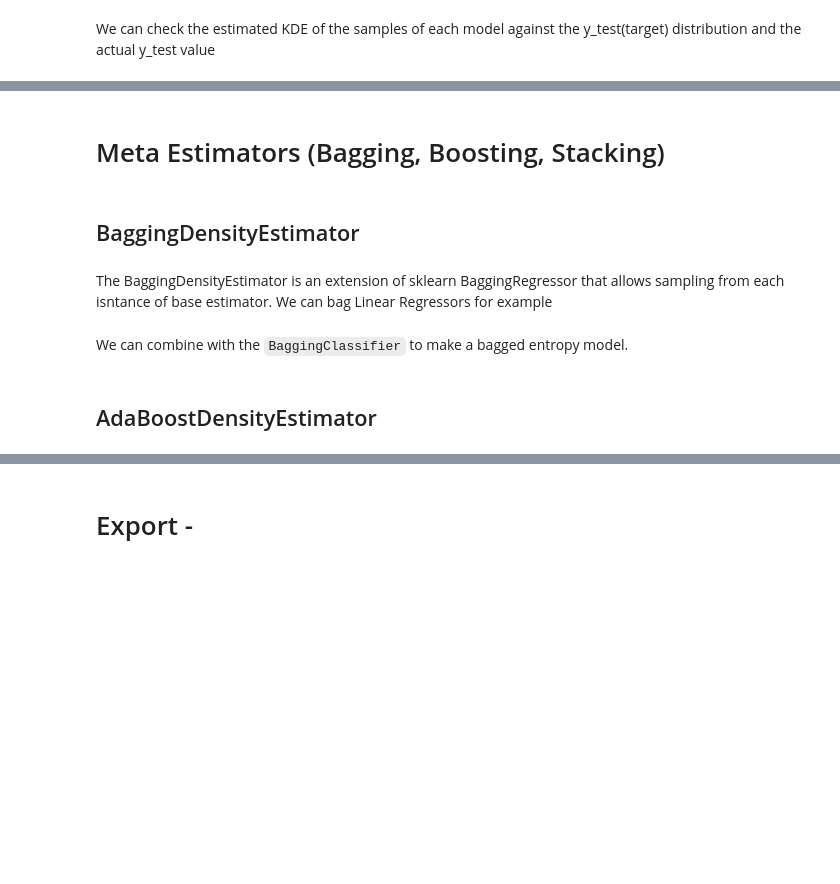
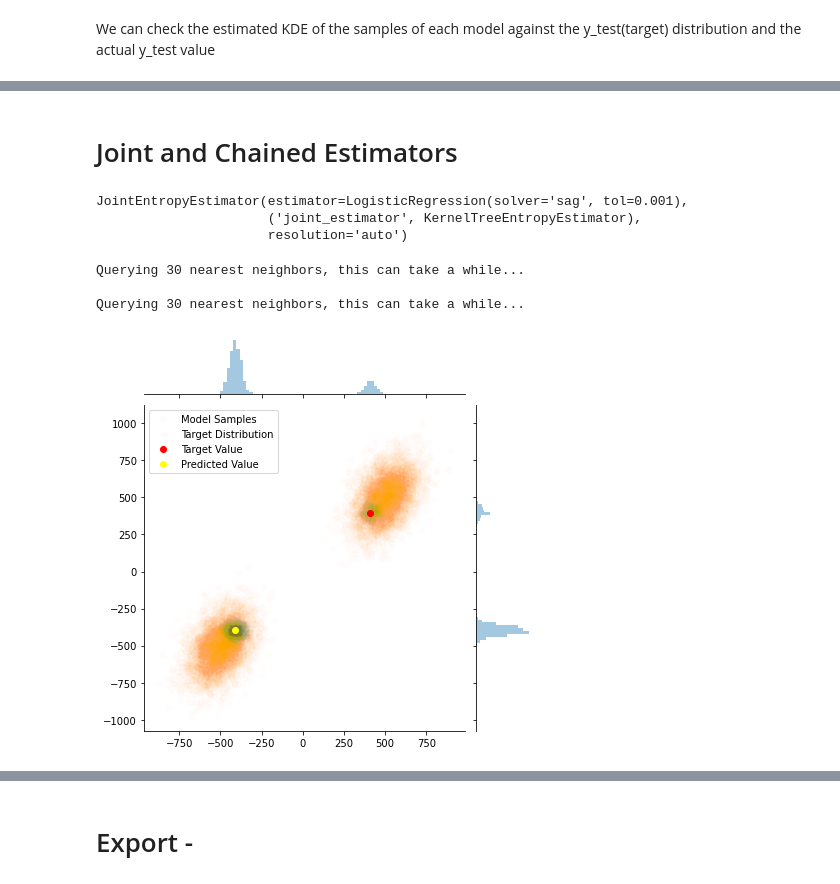
Before and after one commit to AlanGanem/scikit-density, a Jupyter notebook: notebooks/01_ensemble.ipynb, the cells around one changed output, grey strips where cells are left out. Drawn from its saved outputs; the diff is of its cells as text; code cells hidden in the pictures; blank space fills up the shorter version.

```diff
--- a/notebooks/01_ensemble.ipynb
+++ b/notebooks/01_ensemble.ipynb
@@ -1222,4 +1245,0 @@ jnt.ax_joint.scatter(y_test[i,0], y_test[i,1], color = 'yellow')
-# %% [markdown]
-# Meta Estimators (Bagging, Boosting, Stacking)
-# %% [markdown]
-## BaggingDensityEstimator
@@ -1269,6 +1246,2 @@ class BaggingDensityEstimator(ensemble.BaggingRegressor):
-# %% [markdown]
-The BaggingDensityEstimator is an extension of sklearn BaggingRegressor that allows sampling from each isntance of base estimator. We can bag Linear Regressors for example
-# %%
-from sklearn.linear_model import LinearRegression
-estimator = LinearRegression()
-density_estimator = BaggingDensityEstimator(estimator, n_estimators = 100, max_samples = 0.2, max_features = 0.2).fit(X,y)
+# %% [markdown]
+# Joint and Chained Estimators
@@ -1275,21 +1391,37 @@ density_estimator = BaggingDensityEstimator(estimator, n_estimators = 100, max_s
+# %%
+base_estim = LogisticRegression(tol = 0.001, solver = 'sag')
+joint_estim = JointEntropyEstimator(base_estim, resolution = 'auto')
+joint_estim.fit(X_train, y_train[:,:])
+# %% [output]
+JointEntropyEstimator(estimator=LogisticRegression(solver='sag', tol=0.001),
+                      ('joint_estimator', KernelTreeEntropyEstimator),
+                      resolution='auto')
 # %%
 i = np.random.choice(np.arange(y_test.shape[0]))
 
-samples = density_estimator.sample(X_test[i:i+1], sample_size = 700)
+alpha, beta, gamma = 1,0,0
+noise_factor = 1
+samples = joint_estim.sample(X_test[i:i+1], sample_size = 700, alpha = alpha, beta = beta, gamma = gamma, noise_factor = noise_factor)
+#samples = density_estimator2.sample(X_test[i:i+1], sample_size = 700, alpha = alpha, beta = beta, gamma = gamma)
+prediction = joint_estim.custom_predict(X_test[i:i+1],agg_func = lambda x: np.median(x, axis = 0) ,alpha = alpha, beta = beta, gamma = gamma)
+#naive_prediction = density_estimator.estimator.predict(X_test[i:i+1])
 
 if (len(samples.shape) > 1) and (samples.shape[-1] == 2):
-    jntplot = sns.jointplot(samples[0,:,0], samples[0,:,1], joint_kws = {'label':'Model Samples', 'alpha':0.1})
+    jntplot = sns.jointplot(samples[0,:,0], samples[0,:,1], joint_kws = {'label':'Model Samples', 'alpha':0.01})
     jntplot.ax_joint.scatter(y[:,0], y[:,1], color = 'orange', alpha = 0.01, label = 'Target Distribution')
     jntplot.ax_joint.scatter(y_test[i,0], y_test[i,1], color = 'red', label = 'Target Value')
-    #jntplot.ax_joint.scatter(prediction[0,0], prediction[0,1], color = 'yellow', label = 'Predicted Value')
+    jntplot.ax_joint.scatter(prediction[0,0], prediction[0,1], color = 'yellow', label = 'Predicted Value')
     #jntplot.ax_joint.scatter(naive_prediction[0,0], naive_prediction[0,1], color = 'cyan', label = 'Naive Predicted Value')
 
     jntplot.ax_joint.legend()
 
 else:
     sns.distplot(samples, kde = True, bins = 20, hist_kws = {'label':'Model Samples'})
     dst = sns.distplot(y_test, kde = True, bins = 20, hist_kws = {'label':'Target Distribution'})
     dst._axes.axvline(y_test[i,1], color = 'r')
     dst._axes.legend()
+# %% [output]
+Querying 30 nearest neighbors, this can take a while...
+
+Querying 30 nearest neighbors, this can take a while...
+[figure, added]
-# %% [markdown]
-We can combine with the `BaggingClassifier` to make a bagged entropy model.
@@ -1324,2 +1427,0 @@ else:
-# %% [markdown]
-## AdaBoostDensityEstimator
```
Also changed, not shown: parts of 41 cells of this notebook, 4 other files.
